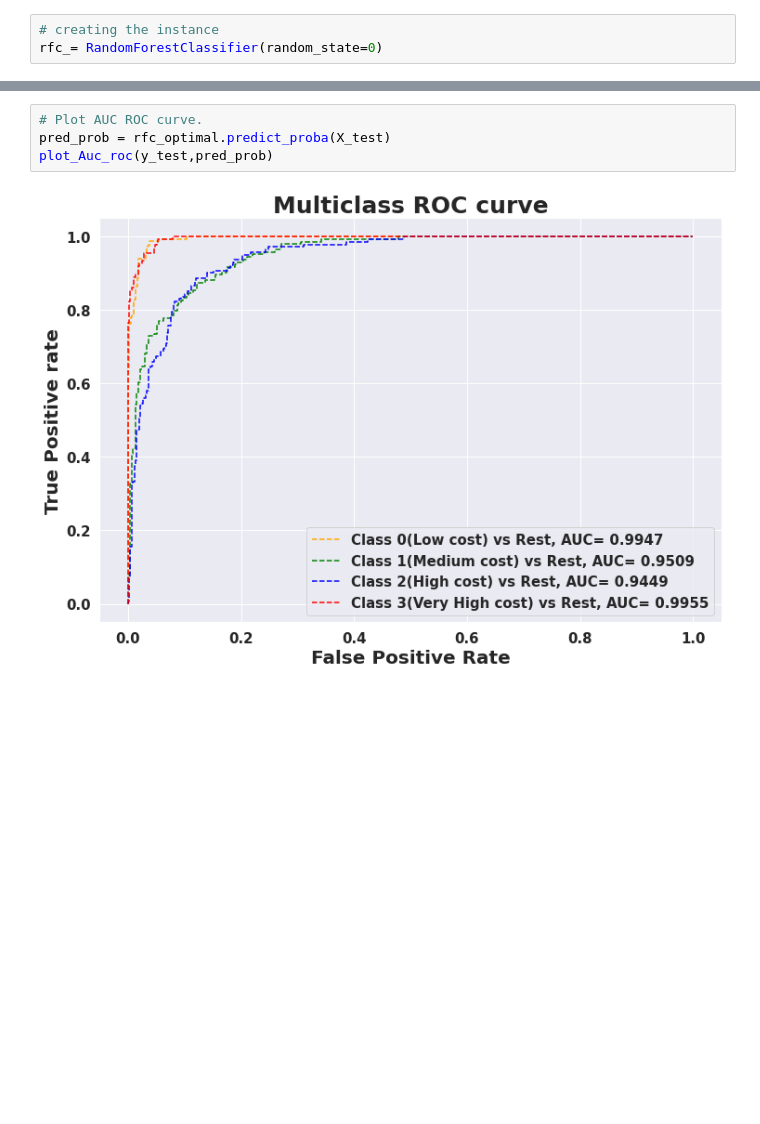
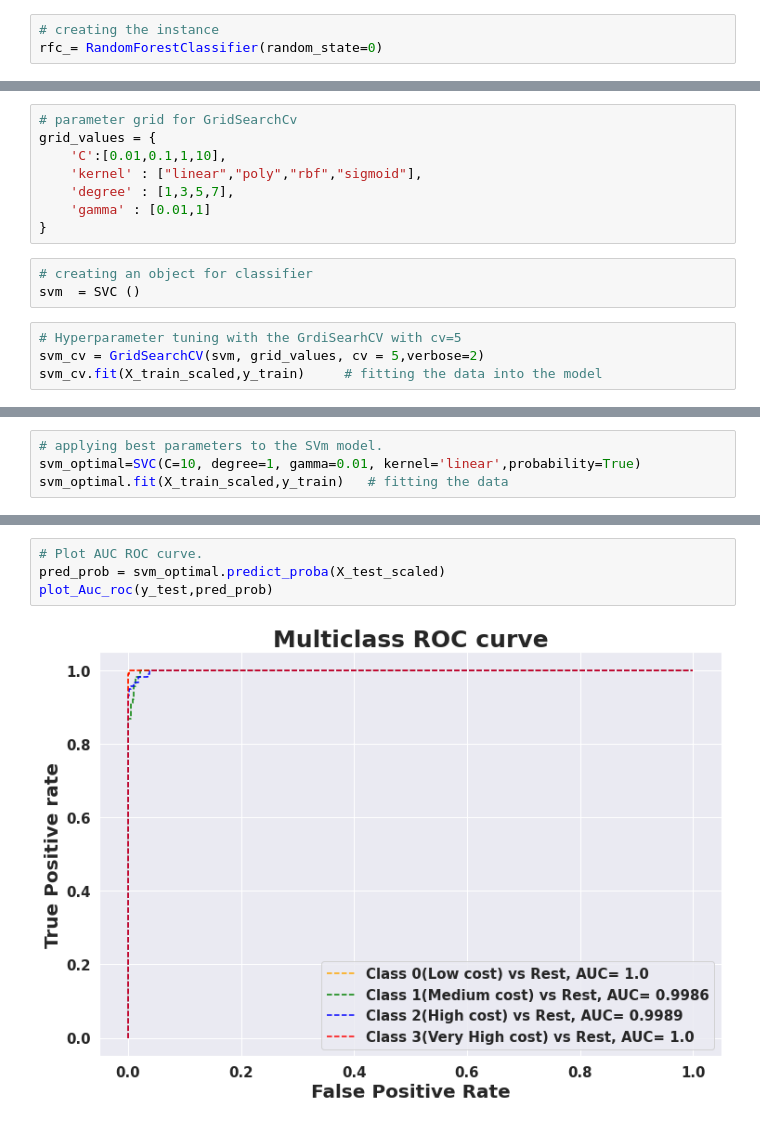
Before and after one commit to ask-kawade/Mobile-Price-Range-Prediction--Classification-Problem, a Jupyter notebook: Mobile_Price_Range_Prediction.ipynb, the cells around one changed output, grey strips where cells are left out. Drawn from its saved outputs; the diff is of its cells as text; blank space fills up the shorter version.

```diff
--- a/Mobile_Price_Range_Prediction.ipynb
+++ b/Mobile_Price_Range_Prediction.ipynb
@@ -1349,0 +1826,15 @@ plot_feature_importance(rfc_optimal)
+# %%
+# parameter grid for GridSearchCv
+grid_values = {
+    'C':[0.01,0.1,1,10],
+    'kernel' : ["linear","poly","rbf","sigmoid"],
+    'degree' : [1,3,5,7],
+    'gamma' : [0.01,1]
+}
+# %%
+# creating an object for classifier
+svm  = SVC ()
+# %%
+# Hyperparameter tuning with the GrdiSearhCV with cv=5
+svm_cv = GridSearchCV(svm, grid_values, cv = 5,verbose=2)
+svm_cv.fit(X_train_scaled,y_train)     # fitting the data into the model
@@ -1349,0 +1874,4 @@ plot_feature_importance(rfc_optimal)
+# %%
+# applying best parameters to the SVm model.
+svm_optimal=SVC(C=10, degree=1, gamma=0.01, kernel='linear',probability=True)
+svm_optimal.fit(X_train_scaled,y_train)   # fitting the data
@@ -1350,6 +1955,6 @@ plot_feature_importance(rfc_optimal)
 # %%
 # Plot AUC ROC curve.
-pred_prob = rfc_optimal.predict_proba(X_test)
+pred_prob = svm_optimal.predict_proba(X_test_scaled)
 plot_Auc_roc(y_test,pred_prob)
 # %% [output]
-[figure, old version]
+[figure, new version]
```
Also changed, not shown: parts of 243 cells of this notebook.
